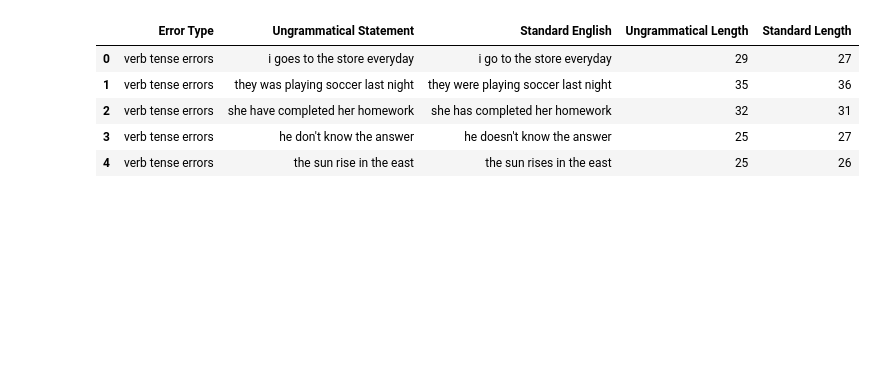
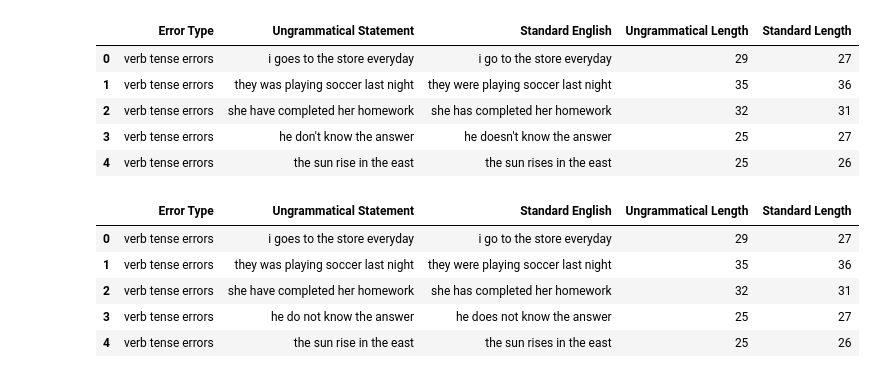
Before and after one commit to Mariam-Elbishbeashy/Grammar-Autocorrection-NLP, a Jupyter notebook: Grammar_Autocorrection_df1.ipynb, the cells around one changed output. Drawn from its saved outputs; the diff is of its cells as text; code cells hidden in the pictures; blank space fills up the shorter version.

```diff
--- a/Grammar_Autocorrection_df1.ipynb
+++ b/Grammar_Autocorrection_df1.ipynb
@@ -146,6 +146,29 @@ df.head()
 | 2 | verb tense errors | she have completed her homework | she has completed her homework | 32 | 31 |
 | 3 | verb tense errors | he don't know the answer | he doesn't know the answer | 25 | 27 |
 | 4 | verb tense errors | the sun rise in the east | the sun rises in the east | 25 | 26 |
+# %%
+# Expand "n't" contractions to "not"
+def expand_negations(text):
+    if isinstance(text, str):
+        # Special cases
+        text = re.sub(r"\bwon't\b", "will not", text)
+        text = re.sub(r"\bcan't\b", "cannot", text)
+        # Generic n't → not (e.g., didn't → did not)
+        text = re.sub(r"n\'t\b", " not", text)
+    return text
+
+# Apply to both relevant columns
+df['Ungrammatical Statement'] = df['Ungrammatical Statement'].apply(expand_negations)
+df['Standard English'] = df['Standard English'].apply(expand_negations)
+
+df.head()
+# %% [output]
+|  | Error Type | Ungrammatical Statement | Standard English | Ungrammatical Length | Standard Length |
+| 0 | verb tense errors | i goes to the store everyday | i go to the store everyday | 29 | 27 |
+| 1 | verb tense errors | they was playing soccer last night | they were playing soccer last night | 35 | 36 |
+| 2 | verb tense errors | she have completed her homework | she has completed her homework | 32 | 31 |
+| 3 | verb tense errors | he do not know the answer | he does not know the answer | 25 | 27 |
+| 4 | verb tense errors | the sun rise in the east | the sun rises in the east | 25 | 26 |
 # %%
 # Tokenization
 def tokenize_text(text):
```
Also changed, not shown: parts of 18 cells of this notebook.
